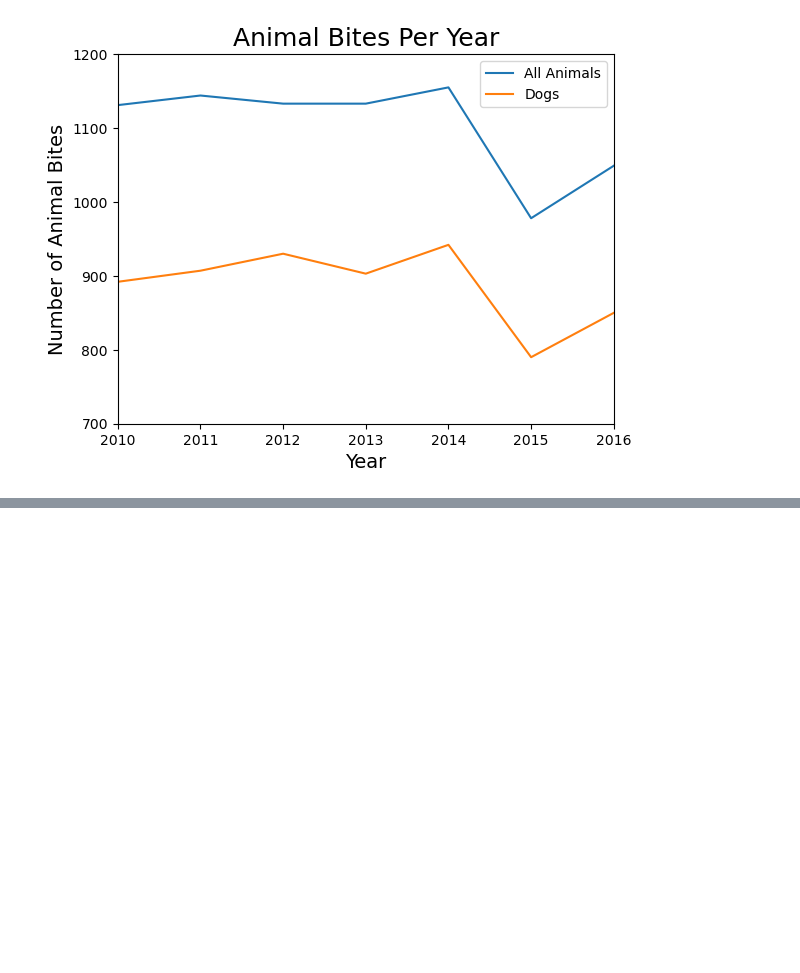
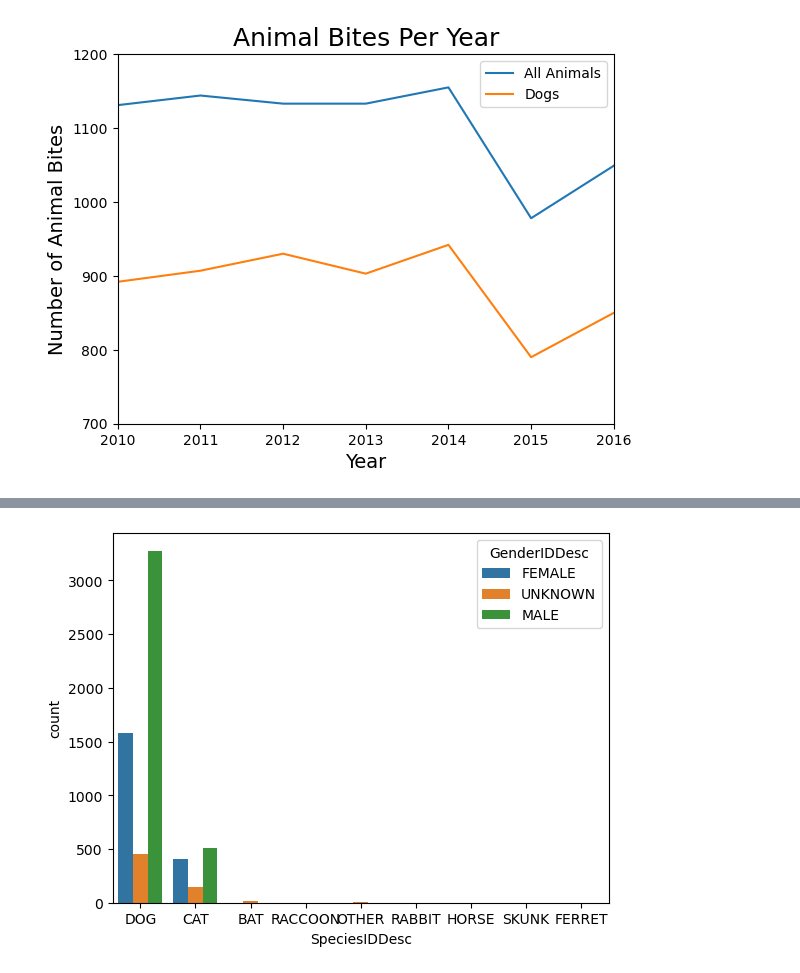
Before and after one commit to zjbrown0689/dsc, a Jupyter notebook: Animal Bites.ipynb, the cells around one changed output, grey strips where cells are left out. Cells and saved outputs as stored; diff of their text form; code cells hidden in the pictures; blank space fills up the shorter version.

```diff
--- a/Animal Bites.ipynb
+++ b/Animal Bites.ipynb
@@ -461,0 +513,4 @@ plt.show()
+# %%
+gender = data.
+# %% [output]
+[figure, added]
```
Also changed, not shown: parts of 16 cells of this notebook.
